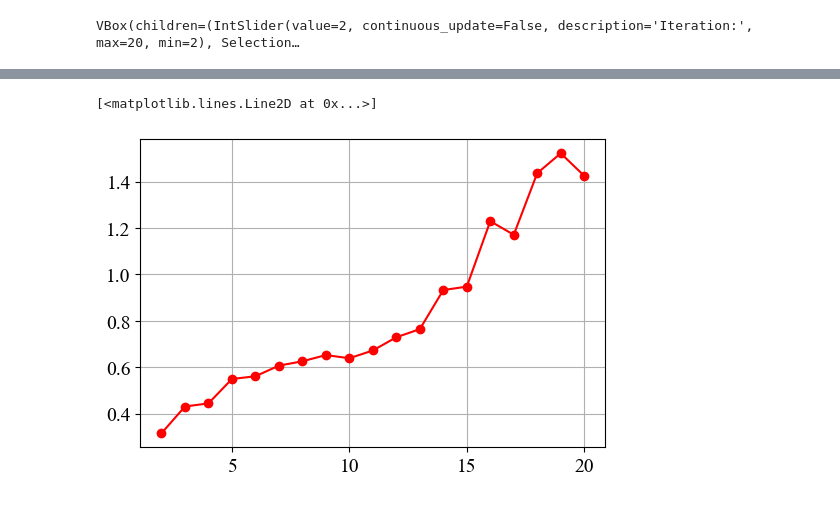
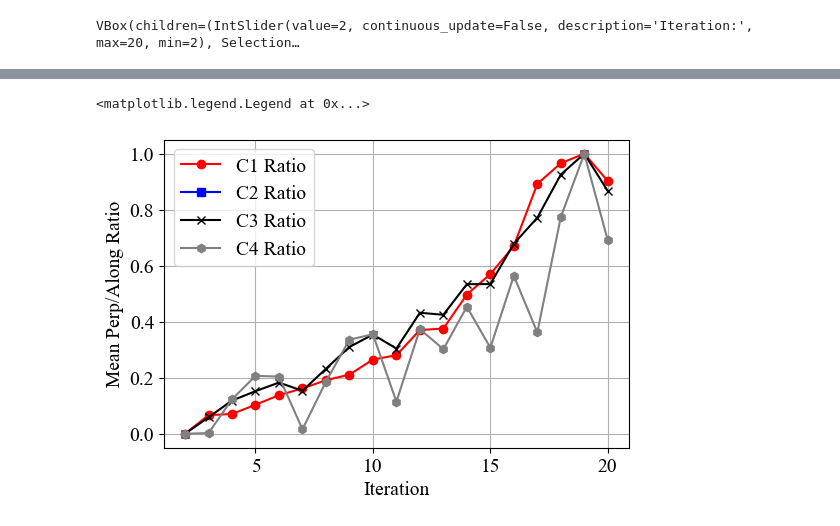
Before and after one commit to emgeolab/alberta_atem, a Jupyter notebook: notebooks/08.plot_data.ipynb, the cells around one changed output, grey strips where cells are left out. Cells and saved outputs as stored; diff of their text form; code cells hidden in the pictures.

```diff
--- a/notebooks/08.plot_data.ipynb
+++ b/notebooks/08.plot_data.ipynb
@@ -281,7 +281,7 @@ x_pad = 1000.0
 y_pad = 1000.0
 k_nearest_points = 100
 max_distance = 500.0
-idw_power = 0.0
+idw_power = 2.0
 
 xy_model = inp.topography[:, :2]
 xmin, xmax = xy_model[:, 0].min() - x_pad, xy_model[:, 0].max() + x_pad
@@ -484,3 +506,10 @@ ratio_matrix = np.vstack([compute_line_directional_ratios_by_depth(i) for i in r
+# %%
+# Precompute ratio matrix across iterations (1..iterations-1) and depths
+ratio_matrix_L2 = np.vstack([compute_line_directional_ratios_by_depth(i) for i in range(2, iterations + 1)])
+ratio_matrix_L1 = np.vstack([compute_line_directional_ratios_by_depth(i, opt="C1") for i in range(2, iterations + 1)])
+# %%
+ratio_matrix_S2 = np.vstack([compute_line_directional_ratios_by_depth(i, opt="C4") for i in range(2, iterations + 1)])
+ratio_matrix_S1 = np.vstack([compute_line_directional_ratios_by_depth(i, opt="C3") for i in range(2, iterations + 1)])
 # %%
 def plot_ratio_by_depth(depth_index=0):
     iters = np.arange(2, iterations + 1)
@@ -597,5 +639,12 @@ VBox(children=(IntSlider(value=2, continuous_update=False, description='Iteratio
 # %%
-plt.plot([it for it in range(2, iterations + 1)], np.mean(ratio_matrix, axis=1), c='red', marker='o')
+plt.plot([it for it in range(2, iterations + 1)], min_max_scaler(np.mean(ratio_matrix_L1, axis=1)), c='red', marker='o')
+plt.plot([it for it in range(2, iterations + 1)], min_max_scaler(np.mean(ratio_matrix_L2, axis=1)), c='blue', marker='s')
+plt.plot([it for it in range(2, iterations + 1)], min_max_scaler(np.mean(ratio_matrix_S1, axis=1)), c='black', marker='x')
+plt.plot([it for it in range(2, iterations + 1)], min_max_scaler(np.mean(ratio_matrix_S2, axis=1)), c='gray', marker='h')
+# plt.yscale('log')
+plt.xlabel('Iteration')
+plt.ylabel('Mean Perp/Along Ratio')
+plt.legend(['C1 Ratio', 'C2 Ratio', 'C3 Ratio', 'C4 Ratio' ])
 # %% [output]
-[<matplotlib.lines.Line2D at 0x...>]
+<matplotlib.legend.Legend at 0x...>
-[figure, old version]
+[figure, new version]
```
Also changed, not shown: parts of 3 cells of this notebook.
